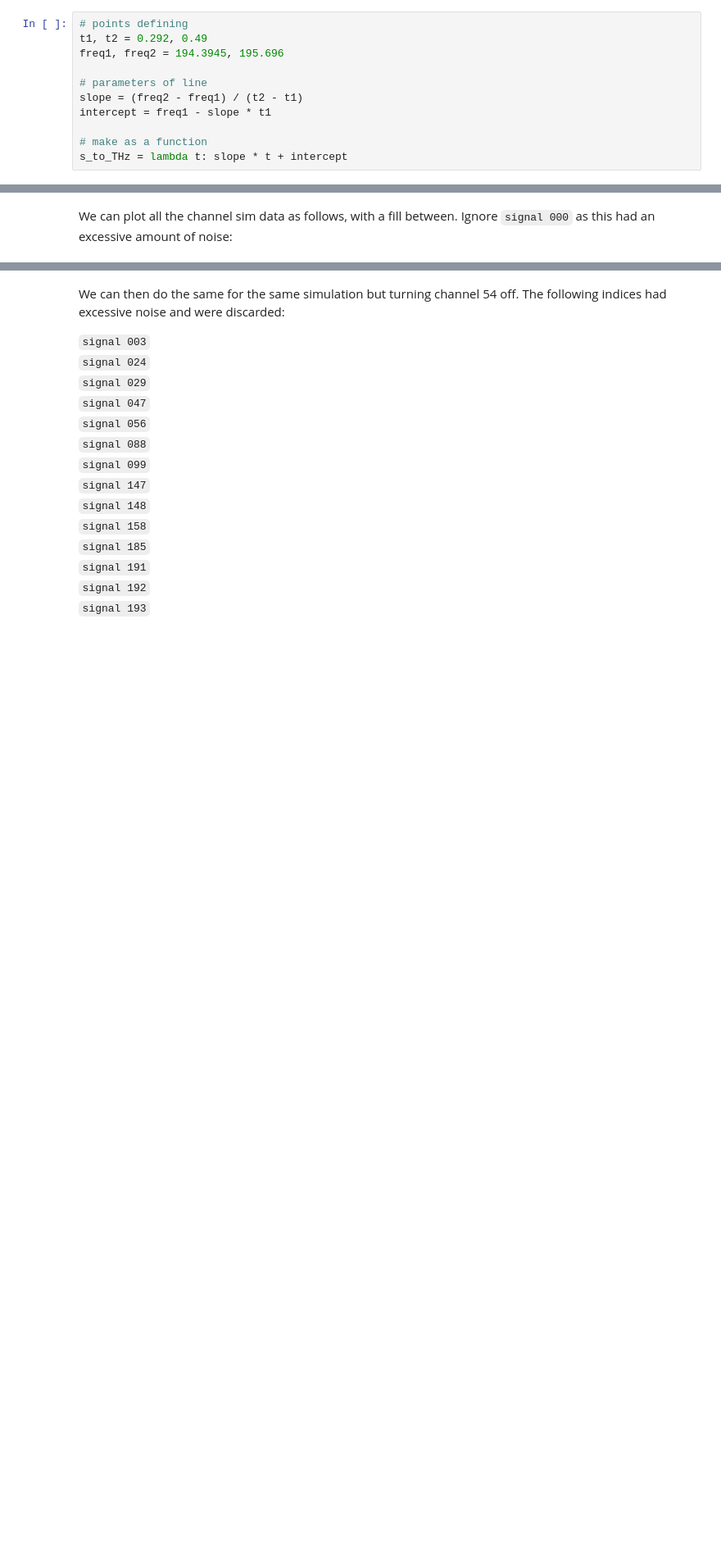
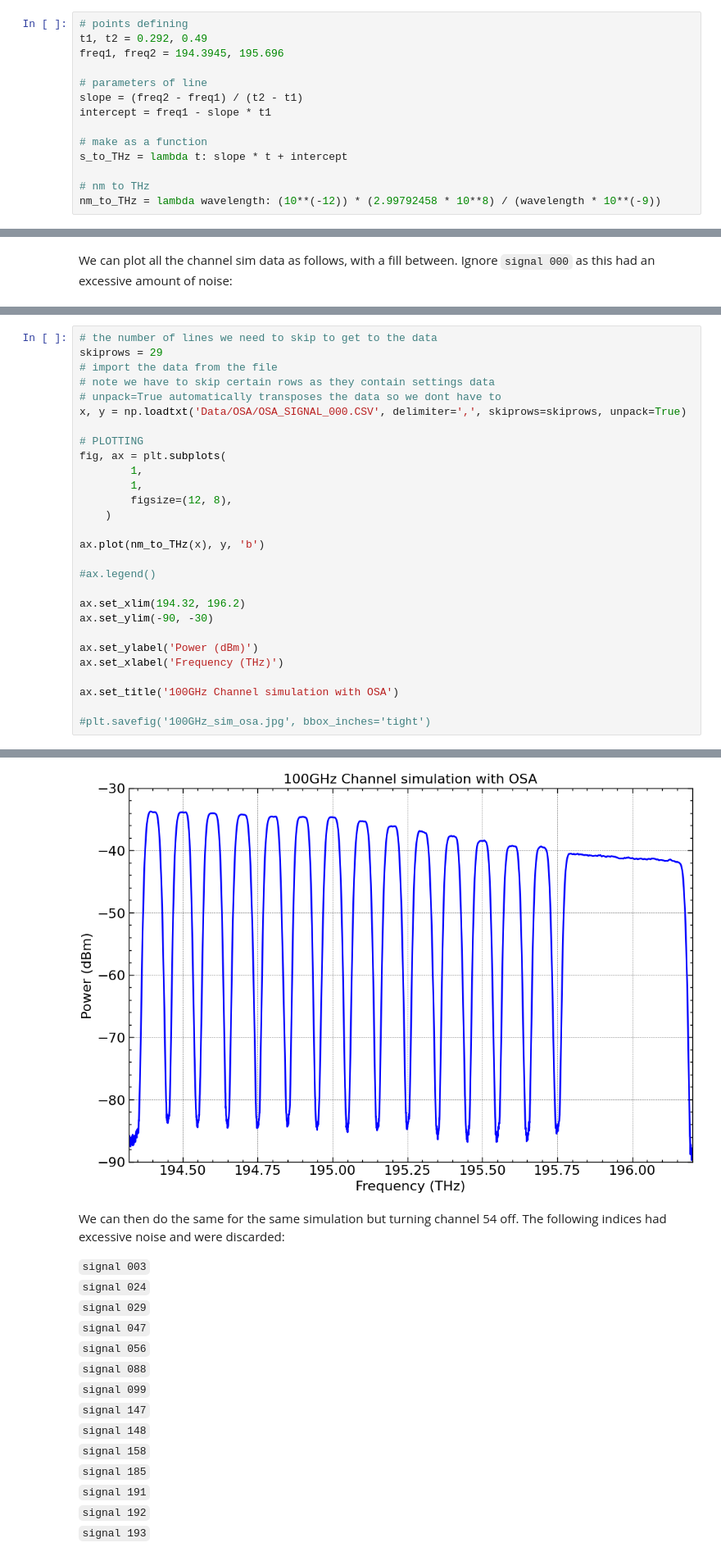
Before and after one commit to seanie5011/OSNR_fyp, a Jupyter notebook: graphs.ipynb, the cells around one changed output, grey strips where cells are left out. Shown: that part at 82% size. Saved outputs shown, nothing was run; the diff lists cells and outputs as text; blank space fills up the shorter version.

```diff
--- a/graphs.ipynb
+++ b/graphs.ipynb
@@ -81,6 +81,9 @@ intercept = freq1 - slope * t1
 
 # make as a function
 s_to_THz = lambda t: slope * t + intercept
+
+# nm to THz
+nm_to_THz = lambda wavelength: (10**(-12)) * (2.99792458 * 10**8) / (wavelength * 10**(-9))
 # %%
 # max of watts to max of voltage
 watt_conversion = 4.2150234972104395e-07 / 1.421254738842842
@@ -211,0 +270,29 @@ ax.set_title('100GHz Channel simulation')
+# %%
+# the number of lines we need to skip to get to the data
+skiprows = 29
+# import the data from the file
+# note we have to skip certain rows as they contain settings data
+# unpack=True automatically transposes the data so we dont have to
+x, y = np.loadtxt('Data/OSA/OSA_SIGNAL_000.CSV', delimiter=',', skiprows=skiprows, unpack=True)
+
+# PLOTTING
+fig, ax = plt.subplots(
+        1,
+        1,
+        figsize=(12, 8),
+    )
+
+ax.plot(nm_to_THz(x), y, 'b')
+
+#ax.legend()
+
+ax.set_xlim(194.32, 196.2)
+ax.set_ylim(-90, -30)
+
+ax.set_ylabel('Power (dBm)')
+ax.set_xlabel('Frequency (THz)')
+
+ax.set_title('100GHz Channel simulation with OSA')
+
+#plt.savefig('100GHz_sim_osa.jpg', bbox_inches='tight')
+# %% [output]
@@ -212,3 +300,4 @@ ax.set_title('100GHz Channel simulation')
+[figure, added]
 # %% [markdown]
 We can then do the same for the same simulation but turning channel 54 off. The following indices had excessive noise and were discarded:
 
```
Also changed, not shown: parts of 10 cells of this notebook, 12 other files.
